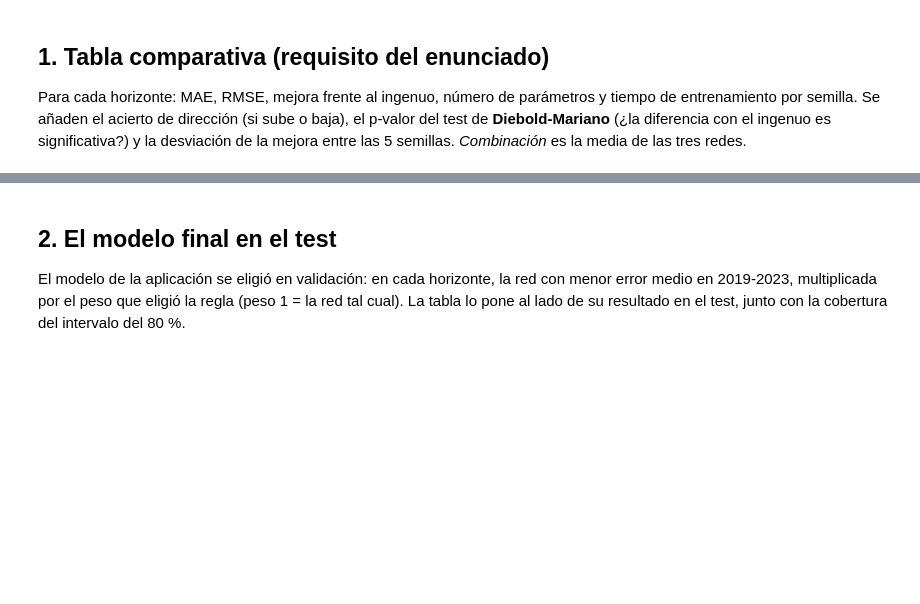
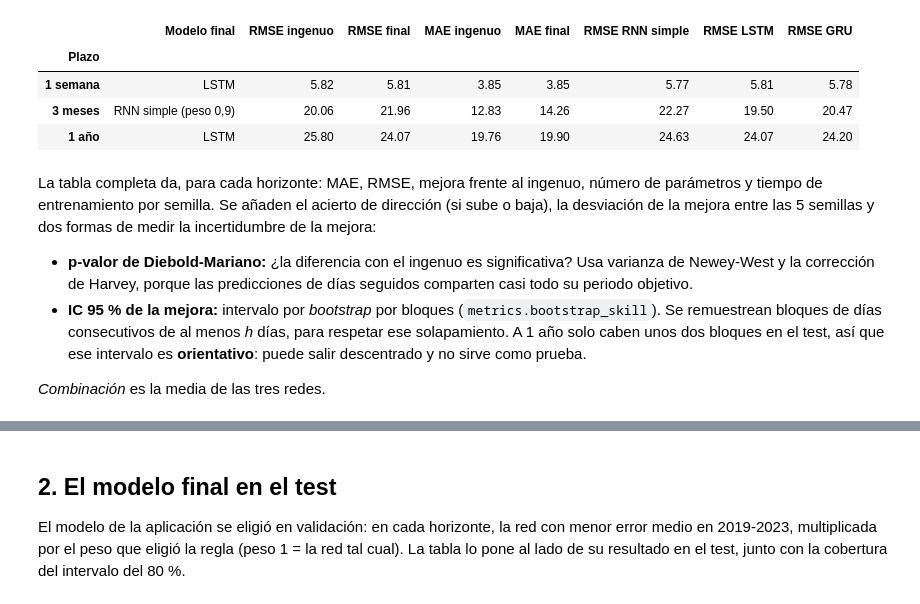
Before and after one commit to rubenelices/PREDICCION_PETROLEO_RNN, a Jupyter notebook: notebooks/07_comparativa_modelos.ipynb, the cells around one changed output, grey strips where cells are left out. Saved outputs shown, nothing was run; the diff lists cells and outputs as text; code cells hidden in the pictures; blank space fills up the shorter version.

```diff
--- a/notebooks/07_comparativa_modelos.ipynb
+++ b/notebooks/07_comparativa_modelos.ipynb
@@ -29,7 +33,18 @@ r = report.load()  # final round: reports/results/ronda_5
+# %%
+report.dollar_table(r).style.format(precision=2)
+# %% [output]
+|  | Modelo final | RMSE ingenuo | RMSE final | MAE ingenuo | MAE final | RMSE RNN simple | RMSE LSTM | RMSE GRU |
+| Plazo |  |  |  |  |  |  |  |  |
+| 1 semana | LSTM | 5.82 | 5.81 | 3.85 | 3.85 | 5.77 | 5.81 | 5.78 |
+| 3 meses | RNN simple (peso 0,9) | 20.06 | 21.96 | 12.83 | 14.26 | 22.27 | 19.50 | 20.47 |
+| 1 año | LSTM | 25.80 | 24.07 | 19.76 | 19.90 | 24.63 | 24.07 | 24.20 |
 # %% [markdown]
-## 1. Tabla comparativa (requisito del enunciado)
+La tabla completa da, para cada horizonte: MAE, RMSE, mejora frente al ingenuo, número de parámetros y tiempo de entrenamiento por semilla. Se añaden el acierto de dirección (si sube o baja), la desviación de la mejora entre las 5 semillas y dos formas de medir la incertidumbre de la mejora:
 
-Para cada horizonte: MAE, RMSE, mejora frente al ingenuo, número de parámetros y tiempo de entrenamiento por semilla. Se añaden el acierto de dirección (si sube o baja), el p-valor del test de **Diebold-Mariano** (¿la diferencia con el ingenuo es significativa?) y la desviación de la mejora entre las 5 semillas. *Combinación* es la media de las tres redes.
+- **p-valor de Diebold-Mariano:** ¿la diferencia con el ingenuo es significativa? Usa varianza de Newey-West y la corrección de Harvey, porque las predicciones de días seguidos comparten casi todo su periodo objetivo.
+- **IC 95 % de la mejora:** intervalo por *bootstrap* por bloques (`metrics.bootstrap_skill`). Se remuestrean bloques de días consecutivos de al menos *h* días, para respetar ese solapamiento. A 1 año solo caben unos dos bloques en el test, así que ese intervalo es **orientativo**: puede salir descentrado y no sirve como prueba.
+
+*Combinación* es la media de las tres redes.
 # %%
 report.comparison_table(r)
 # %% [output]
```
Also changed, not shown: parts of 9 cells of this notebook, 9 other files.
